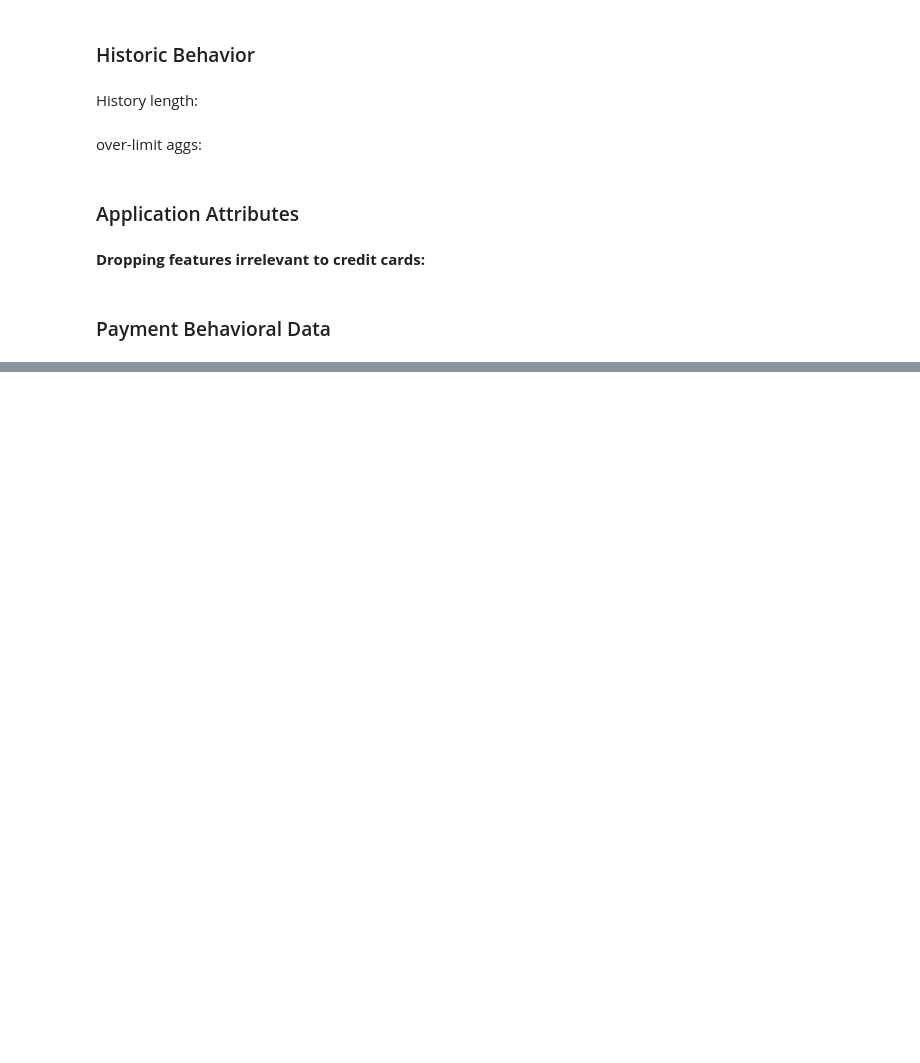
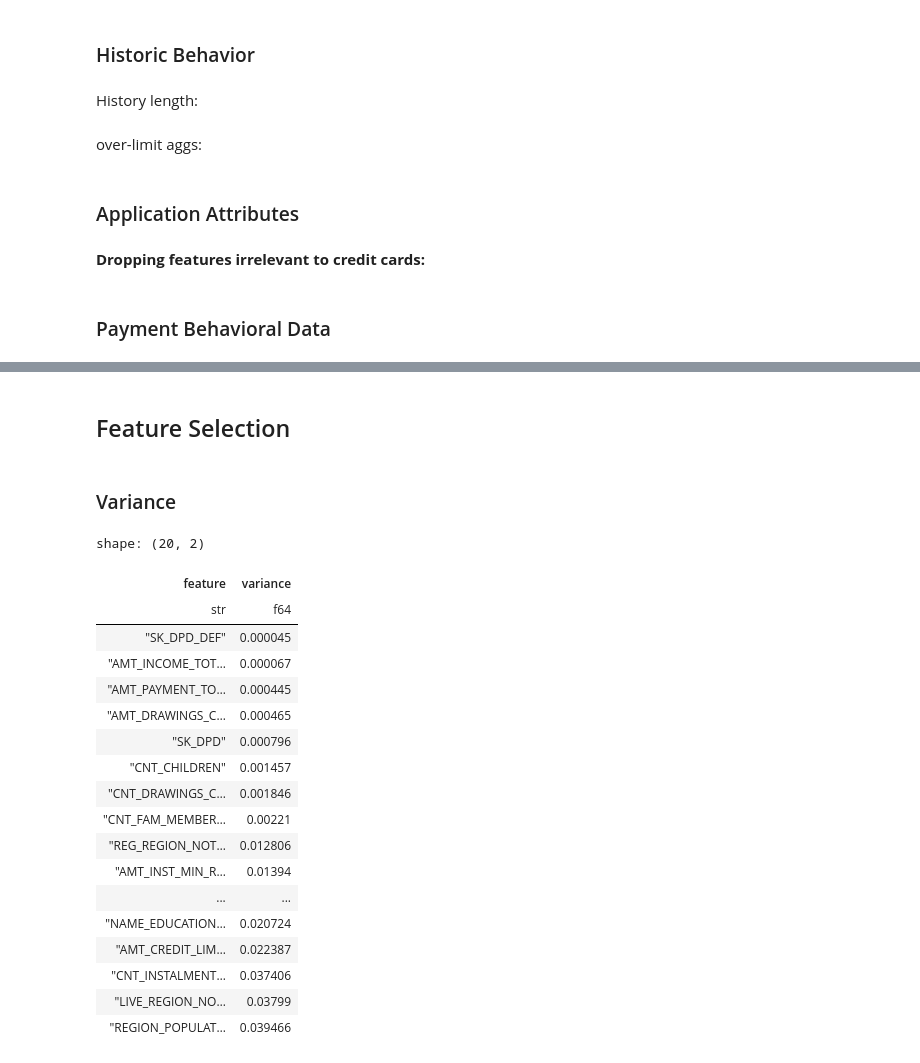
Before and after one commit to gediminas-skvarnavicius/home-credit-group-ml, a Jupyter notebook: feature_generation_model2.ipynb, the cells around one changed output, grey strips where cells are left out. Cells and saved outputs as stored; diff of their text form; code cells hidden in the pictures; blank space fills up the shorter version.

```diff
--- a/feature_generation_model2.ipynb
+++ b/feature_generation_model2.ipynb
@@ -106,6 +118,7 @@ cols_to_drop = [
     "AMT_GOODS_PRICE",
     "RATE_DOWN_PAYMENT",
     "RATE_DOWN_PAYMENT",
+    "RATE_INTEREST_PRIMARY",
     "RATE_INTEREST_PRIVILEGED",
     "NAME_CASH_LOAN_PURPOSE",
     "NAME_CONTRACT_STATUS",
@@ -190,0 +235,54 @@ active_credit_cards = active_credit_cards.join(
+# %%
+active_credit_cards=active_credit_cards.drop("SK_ID_PREV","SK_ID_CURR")
+# %% [markdown]
+## Feature Selection
+# %% [markdown]
+### Variance
+# %%
+str_cols=active_credit_cards.select(pl.col(pl.Utf8)).columns
+# %%
+home_target_encoders = {}
+active_credit_cards_encoded = active_credit_cards.clone()
+for col in str_cols:
+    home_target_encoders[col] = tr.TargetMeanOrderedLabeler(how="label")
+    active_credit_cards_encoded = active_credit_cards_encoded.with_columns(
+        home_target_encoders[col]
+        .fit_transform(
+            active_credit_cards_encoded[col], active_credit_cards_encoded["IS_OVER_LIMIT"]
+        )
+        .alias(col)
+    )
+active_credit_cards_encoded_scaled = pl.DataFrame(
+    MinMaxScaler().fit_transform(active_credit_cards_encoded),
+    schema=active_credit_cards_encoded.columns,
+)
+# %%
+feature_variance = pl.DataFrame(
+    {
+        "feature": active_credit_cards_encoded_scaled.columns,
+        "variance": np.var(
+            active_credit_cards_encoded_scaled.to_numpy(), axis=0
+        ),
+    }
+)
+feature_variance.sort("variance")[:20]
+# %% [output]
+shape: (20, 2)
+| feature | variance |
+| str | f64 |
+| "SK_DPD_DEF" | 0.000045 |
+| "AMT_INCOME_TOT… | 0.000067 |
+| "AMT_PAYMENT_TO… | 0.000445 |
+| "AMT_DRAWINGS_C… | 0.000465 |
+| "SK_DPD" | 0.000796 |
+| "CNT_CHILDREN" | 0.001457 |
+| "CNT_DRAWINGS_C… | 0.001846 |
+| "CNT_FAM_MEMBER… | 0.00221 |
+| "REG_REGION_NOT… | 0.012806 |
+| "AMT_INST_MIN_R… | 0.01394 |
+| ... | ... |
+| "NAME_EDUCATION… | 0.020724 |
+| "AMT_CREDIT_LIM… | 0.022387 |
+| "CNT_INSTALMENT… | 0.037406 |
+| "LIVE_REGION_NO… | 0.03799 |
+| "REGION_POPULAT… | 0.039466 |
```
Also changed, not shown: parts of 12 cells of this notebook, 3 other files.
